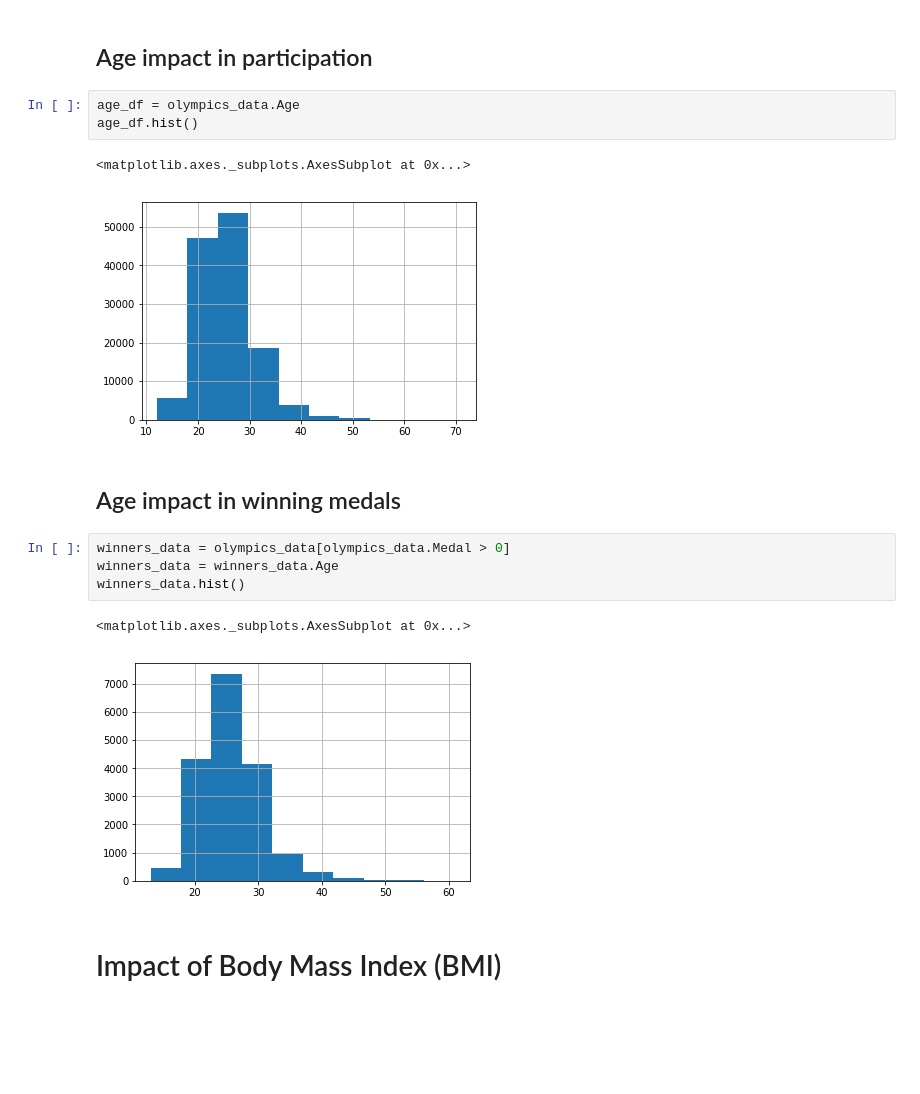
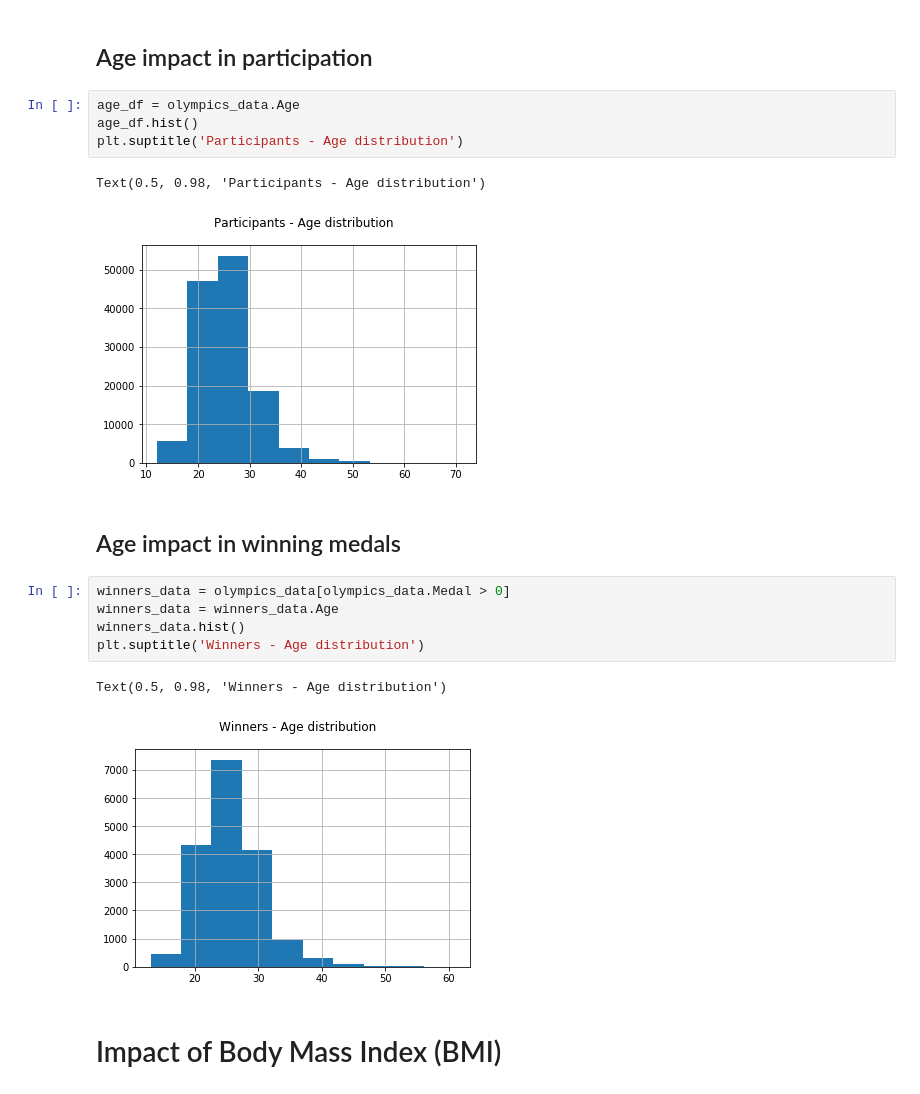
Before and after one commit to adityalprabhu/olympic_success_prediction, a Jupyter notebook: Data_Exploration1.ipynb, the cells around one changed output. Cells and saved outputs as stored; diff of their text form; blank space fills up the shorter version.

Commit message:
labels added for plots

```diff
--- a/Data_Exploration1.ipynb
+++ b/Data_Exploration1.ipynb
@@ -150,18 +150,20 @@ dtype: int64
 # %%
 age_df = olympics_data.Age
 age_df.hist()
+plt.suptitle('Participants - Age distribution')
 # %% [output]
-<matplotlib.axes._subplots.AxesSubplot at 0x...>
+Text(0.5, 0.98, 'Participants - Age distribution')
-[figure, old version]
+[figure, new version]
 # %% [markdown]
 ## Age impact in winning medals
 # %%
 winners_data = olympics_data[olympics_data.Medal > 0]
 winners_data = winners_data.Age
 winners_data.hist()
+plt.suptitle('Winners - Age distribution')
 # %% [output]
-<matplotlib.axes._subplots.AxesSubplot at 0x...>
+Text(0.5, 0.98, 'Winners - Age distribution')
-[figure, old version]
+[figure, new version]
 # %% [markdown]
 # Impact of Body Mass Index (BMI)
 # %%
```
Also changed, not shown: parts of 3 cells of this notebook.
